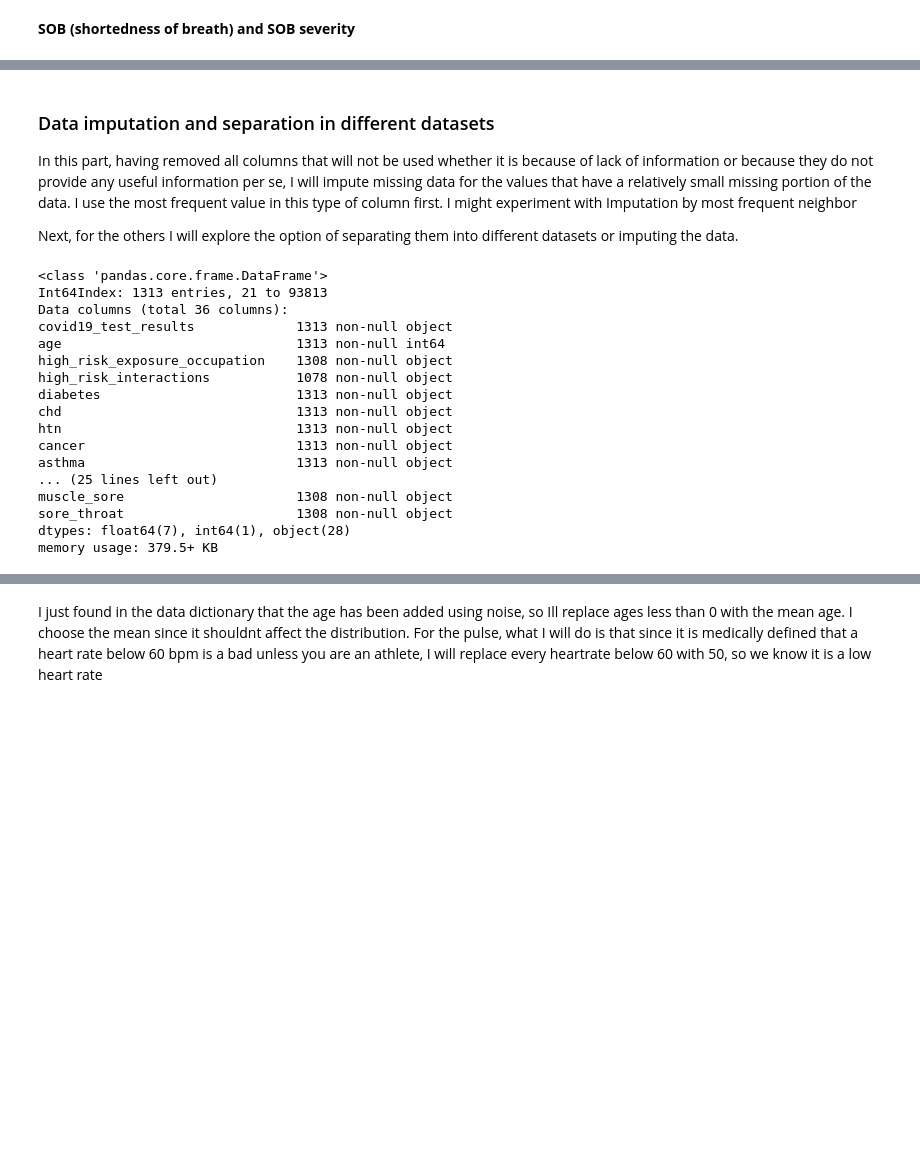
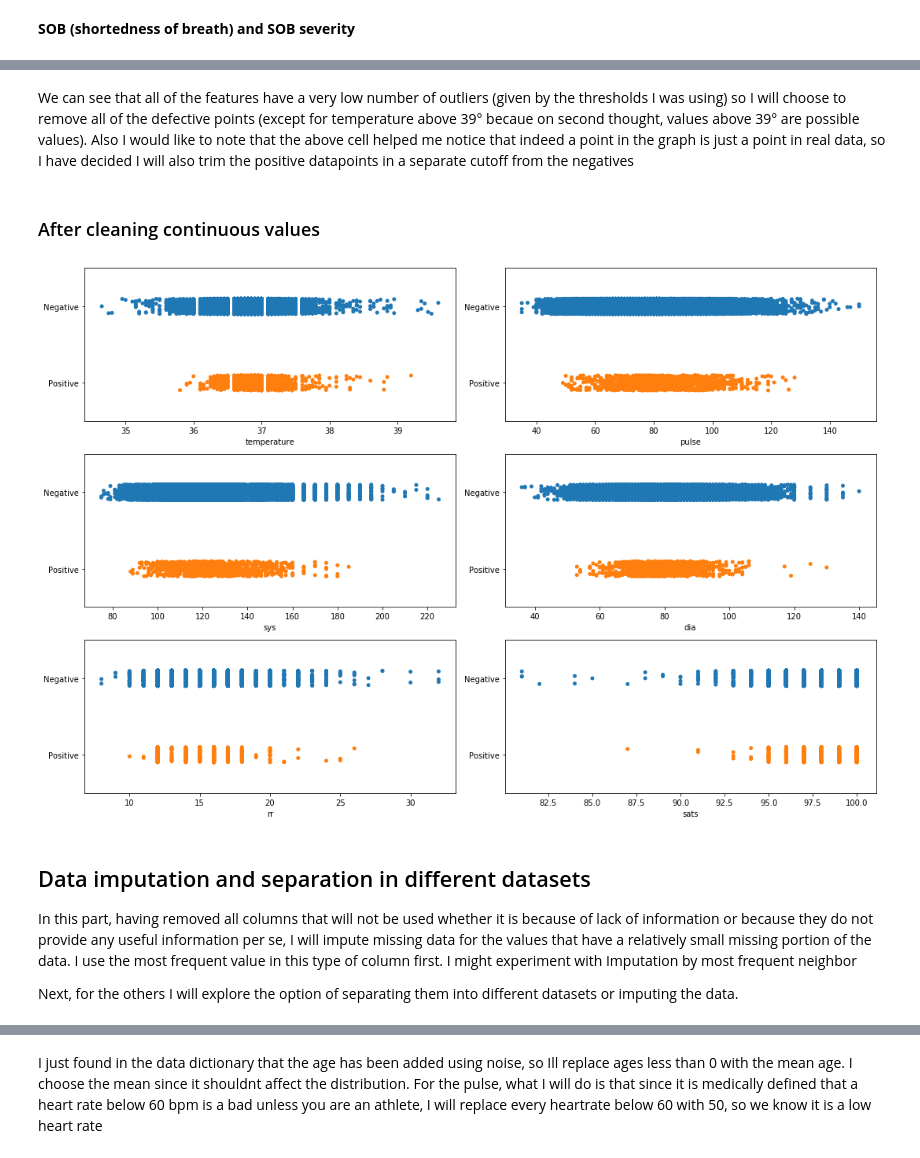
Before and after one commit to Sir-Slade/covidclinicaldata, a Jupyter notebook: notebooks/DataExploration_Jeshua.ipynb, the cells around one changed output, grey strips where cells are left out. Drawn from its saved outputs; the diff is of its cells as text; code cells hidden in the pictures; blank space fills up the shorter version.

Commit message:
Dealt with feature selection and outliers

```diff
--- a/notebooks/DataExploration_Jeshua.ipynb
+++ b/notebooks/DataExploration_Jeshua.ipynb
@@ -158,28 +385,54 @@ all_data.loc[(all_data["sob"] == True) & (all_data["sob_severity"].isna()), "sob
+# %% [markdown]
+We can see that all of the features have a very low number of outliers (given by the thresholds I was using) so I will choose to remove all of the defective points (except for temperature above 39° becaue on second thought, values above 39° are possible values). Also I would like to note that the above cell helped me notice that indeed a point in the graph is just a point in real data, so I have decided I will also trim the positive datapoints in a separate cutoff from the negatives
+# %%
+def calculate_union(df_list):
+    union = df_list[0].index
+    for df in df_list:
+        union = np.union1d(union, df.index)
+
+    return union
+
+def calculate_intersection(df_list):
+    intersection = df_list[0].index
+    for df in df_list:
+        intersection = np.intersect1d(intersection, df.index)
+    return intersection
+# %%
+df_list =[low_temp, hi_pulse, low_sys, high_sys, low_dia, high_dia, low_rr, high_rr, low_sats]
+union = calculate_union(df_list)
+intersection = calculate_intersection(df_list)
+
+all_data.drop(index=union, inplace=True)
+# %%
+df_list = [positive_data[positive_data["pulse"] >= 140], positive_data[positive_data["sys"] >= 190], positive_data[(positive_data["dia"] <= 50) & (positive_data["dia"] <= 110)]]
+union = calculate_union(df_list)
+instersection = calculate_intersection(df_list)
+
+all_data.drop(index=union, inplace=True)
+# %% [markdown]
+### After cleaning continuous values
+# %%
+vitals = ["temperature", "pulse", "sys", "dia", "rr", "sats"]
+
+# 'f' is the figure (the container) where everything will be ploted.
+# 'axes' is the array of subplots (called axes) where each subplot will be plotted (in this case an array of 3 rows and 2 columns)
+# Note: you cann add axes to figures to make them subplots
+f, axes = plt.subplots(3,2, figsize=(15,10))
+i = 0
+j = 0
+for feature in vitals:
+    sns.stripplot(data=all_data, x=feature, y="covid19_test_results", ax=axes[i % 3][j % 2])    #this returns an 'ax' object, which we are passing
+    axes[i % 3][j % 2].set_ylabel('')
+    j+=1
+    if j%2 == 0:
+        i+=1
+
+f.tight_layout()
+# %% [output]
+[figure, added]
 # %% [markdown]
-### Data imputation and separation in different datasets
+## Data imputation and separation in different datasets
 
 In this part, having removed all columns that will not be used whether it is because of lack of information or because they do not provide any useful information per se, I will impute missing data for the values that have a relatively small missing portion of the data. I use the most frequent value in this type of column first. I might experiment with Imputation by most frequent neighbor
 
 Next, for the others I will explore the option of separating them into different datasets or imputing the data.
-# %%
-#Positive data info
-positive_data = all_data[all_data["covid19_test_results"] == "Positive"]
-positive_data.info()
-# %% [output]
-<class 'pandas.core.frame.DataFrame'>
-Int64Index: 1313 entries, 21 to 93813
-Data columns (total 36 columns):
-covid19_test_results             1313 non-null object
-age                              1313 non-null int64
-high_risk_exposure_occupation    1308 non-null object
-high_risk_interactions           1078 non-null object
-diabetes                         1313 non-null object
-chd                              1313 non-null object
-htn                              1313 non-null object
-cancer                           1313 non-null object
-asthma                           1313 non-null object
-... (25 lines left out)
-muscle_sore                      1308 non-null object
-sore_throat                      1308 non-null object
-dtypes: float64(7), int64(1), object(28)
-memory usage: 379.5+ KB
```
Also changed, not shown: parts of 28 cells of this notebook.
